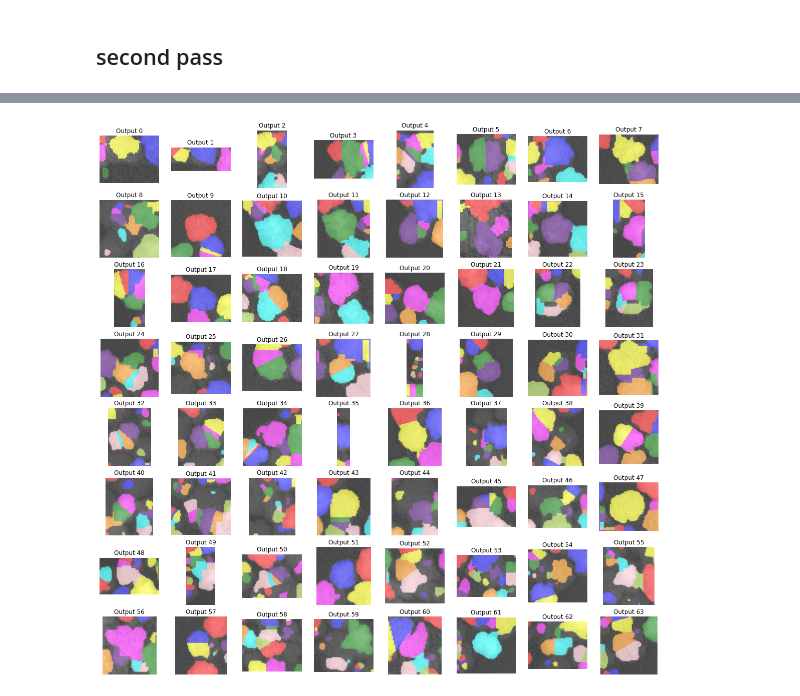
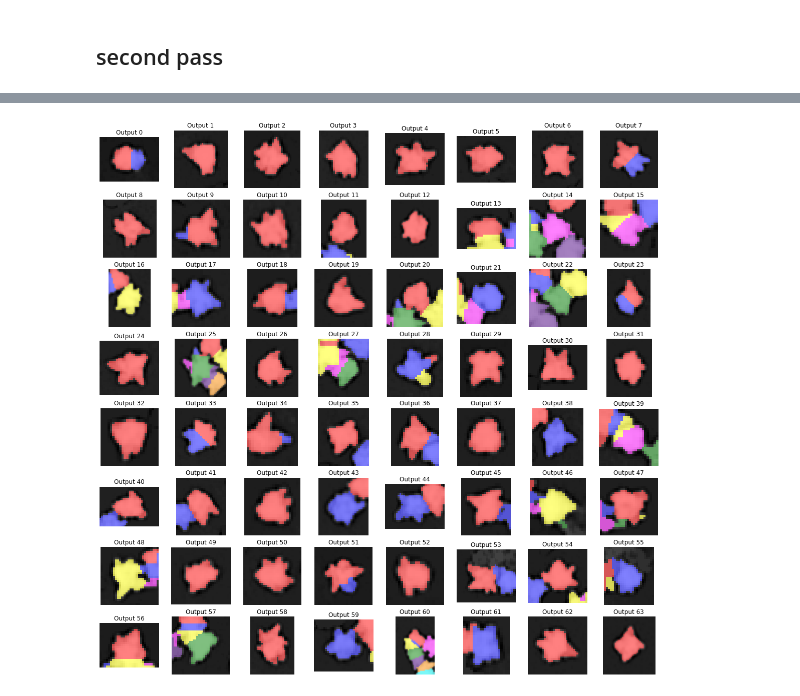
Before and after one commit to Cewein/Nanoparticle-segmentation-classification, a Jupyter notebook: Segemenation_of_nano_particle.ipynb, the cells around one changed output, grey strips where cells are left out. Cells and saved outputs as stored; diff of their text form; code cells hidden in the pictures.

```diff
--- a/Segemenation_of_nano_particle.ipynb
+++ b/Segemenation_of_nano_particle.ipynb
@@ -50,20 +70,23 @@ _ = boudingBox.getBoundingBox(255 - im2, labels2,250, True)
 # %%
 #second pass
 
 fig, ax = plt.subplots(8,8,figsize=(20,20))
 
 for i, ax in enumerate(ax.flat):
-    im2 = utils.openFile(f"out/output-{i}.png",1)
-    im2processed = nanoSegmentation.preProcessing(im2,5,1.5)
-    imBinary2 = nanoSegmentation.thresholdOtsu(im2processed)
-    labels2, markers2 = nanoSegmentation.distanceBasedWatershed(imBinary2)
+    im = utils.openFile(f"out/output-{i}.png",1.0)
+    imProcessed = nanoSegmentation.preProcessing(im,7,1)
+    imBinary = nanoSegmentation.thresholdOtsu(imProcessed)
 
-    labelsColorOverlay = sk.color.label2rgb(labels2)
-    ax.imshow(im2, cmap="gray", alpha=0.5)
+    rec = sk.morphology.reconstruction(im * imBinary, im, method='dilation')
+
+    labels, markers = nanoSegmentation.distanceBasedWatershed(nanoSegmentation.thresholdOtsu(np.int_(rec)))
+
+    labelsColorOverlay = sk.color.label2rgb(labels)
+    ax.imshow(rec, cmap="gray")
     ax.imshow(labelsColorOverlay, alpha=0.5)
     ax.set_title(f"Output {i}")
     ax.set_axis_off()
 
 plt.show()
 # %% [output]
-[figure, old version]
+[figure, new version]
```
Also changed, not shown: parts of 3 cells of this notebook, 2 other files.
